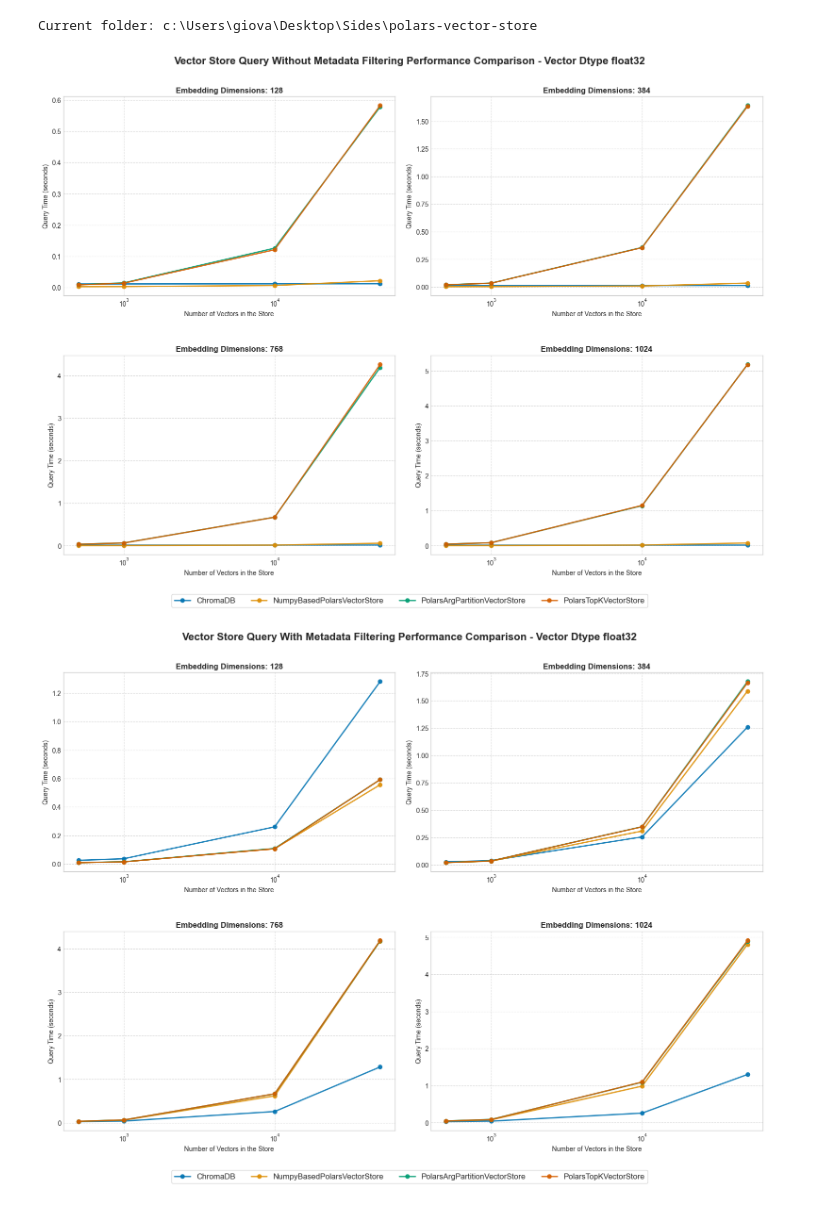
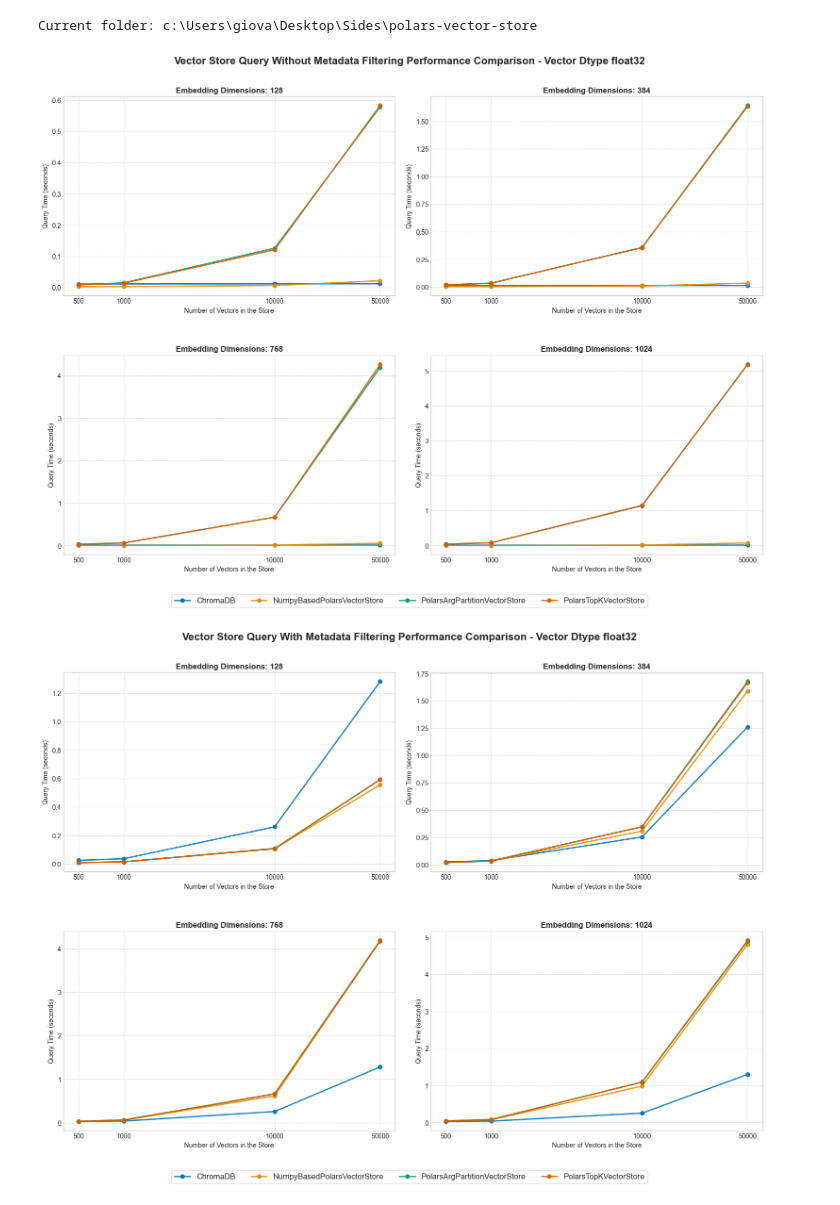
Before and after one commit to GiovanniGiacometti/polars-vector-store, a Jupyter notebook: notebooks/4. visualize-benchmark-results.ipynb, the cells around one changed output. Saved outputs shown, nothing was run; the diff lists cells and outputs as text; code cells hidden in the pictures.

```diff
--- a/notebooks/4. visualize-benchmark-results.ipynb
+++ b/notebooks/4. visualize-benchmark-results.ipynb
@@ -103,34 +103,36 @@ for i, embedding_dim in enumerate(EMBEDDING_DIMS):
         labels_list = labels
 
     # Improve title and labels
     ax.set_title(
         f"Embedding Dimensions: {embedding_dim}",
         fontsize=12,
         fontweight="bold",
     )
     ax.set_xlabel("Number of Vectors in the Store", fontsize=10)
     ax.set_ylabel("Query Time (seconds)", fontsize=10)
     ax.set_xscale("log")
+    ax.set_xticks(n_rows)
+    ax.set_xticklabels(n_rows)
 
     # Add grid for better readability
     ax.grid(True, linestyle="--", alpha=0.7)
 
 # Create a single legend outside of all subplots
 fig.legend(
     handles_list,
     labels_list,
     loc="lower center",
     bbox_to_anchor=(0.5, 0.00),
     ncol=len(vectorstores_classes),
     fontsize=12,
     frameon=True,
     fancybox=True,
 )
 
 
 plt.subplots_adjust(bottom=0.1, hspace=0.3)
 # %% [output]
-[figure, old version]
+[figure, new version]
 # %%
 # Create a figure with proper size and DPI
 fig, axes = plt.subplots(2, 2, figsize=(16, 12))
@@ -193,6 +195,8 @@ for i, embedding_dim in enumerate(EMBEDDING_DIMS):
     ax.set_xlabel("Number of Vectors in the Store", fontsize=10)
     ax.set_ylabel("Query Time (seconds)", fontsize=10)
     ax.set_xscale("log")
+    ax.set_xticks(n_rows)
+    ax.set_xticklabels(n_rows)
 
     # Add grid for better readability
     ax.grid(True, linestyle="--", alpha=0.7)
@@ -212,7 +216,7 @@ fig.legend(
 
 plt.subplots_adjust(bottom=0.1, hspace=0.3)
 # %% [output]
-[figure, old version]
+[figure, new version]
 # %%
 # Create a figure with proper size and DPI
 fig, axes = plt.subplots(2, 2, figsize=(16, 12))
```
Also changed, not shown: parts of 1 cell of this notebook, 1 other file.
